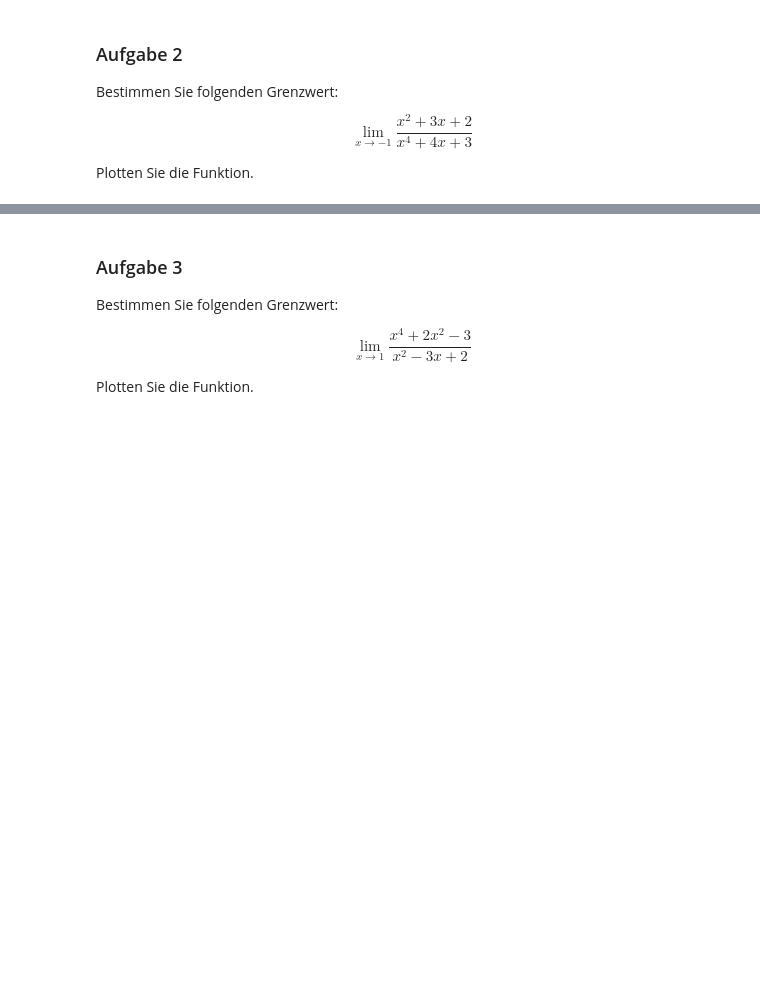
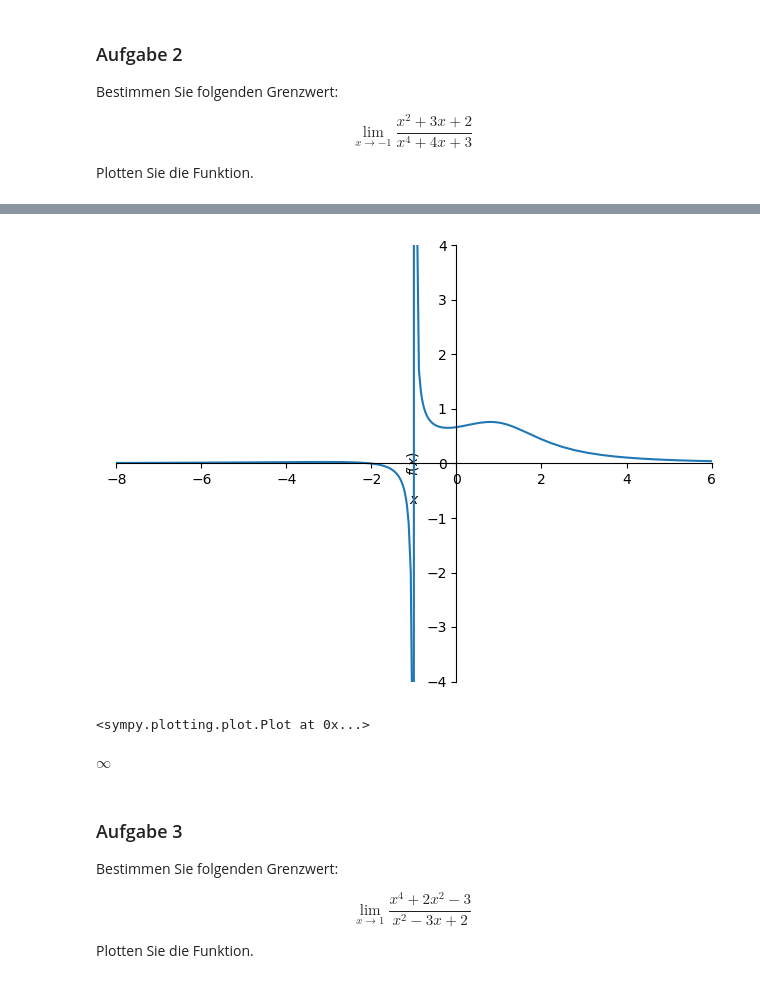
Before and after one commit to maixnor/uniwien, a Jupyter notebook: notebooks/Aufgabenblatt_4 .ipynb, the cells around one changed output, grey strips where cells are left out. Saved outputs shown, nothing was run; the diff lists cells and outputs as text; code cells hidden in the pictures; blank space fills up the shorter version.

```diff
--- a/notebooks/Aufgabenblatt_4 .ipynb
+++ b/notebooks/Aufgabenblatt_4 .ipynb
@@ -25,3 +43,14 @@ Plotten Sie die Funktion.
+# %%
+y = (x**2 + 3*x + 2)/(x**4+4*x+3)
+
+plot(y, xlim=(-8, 6), ylim=(-4, 4))
+# %% [output]
+[figure, added]
+<sympy.plotting.plot.Plot at 0x...>
+# %%
+y.limit(x, -1)
+# %% [output]
+$\displaystyle \infty$
 # %% [markdown]
 ### Aufgabe 3
 
```
Also changed, not shown: parts of 16 cells of this notebook, 2 other files.
